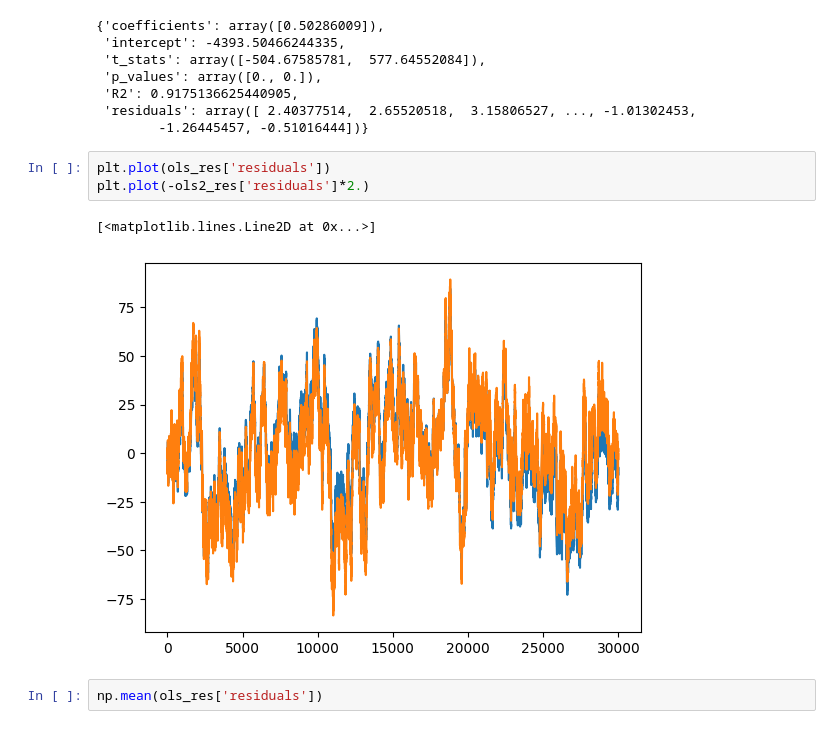
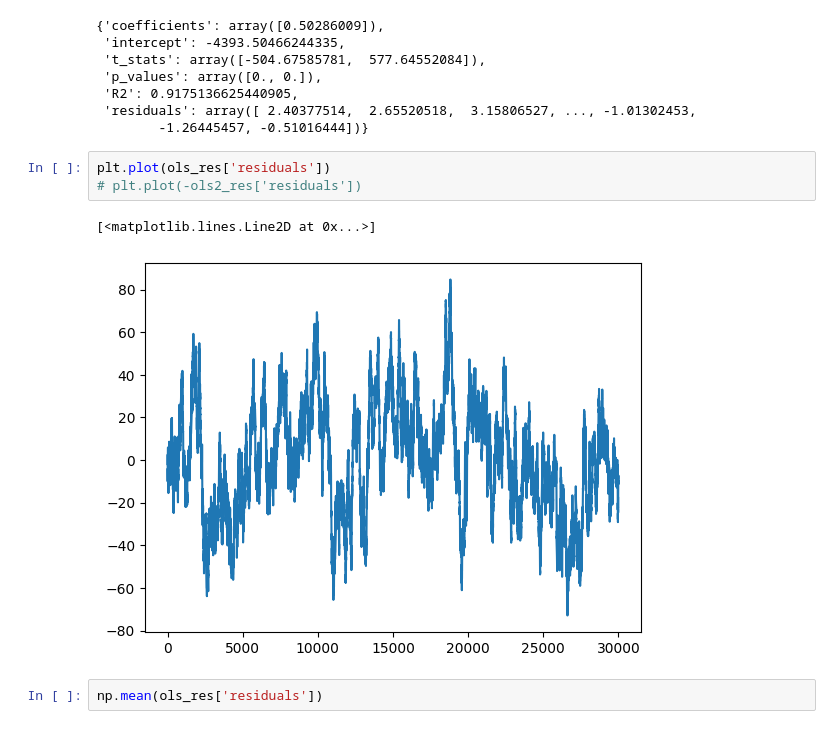
Before and after one commit to kaiwenShen/imc_prosperity_2024, a Jupyter notebook: round4_playground.ipynb, the cells around one changed output. Saved outputs shown, nothing was run; the diff lists cells and outputs as text.

```diff
--- a/round4_playground.ipynb
+++ b/round4_playground.ipynb
@@ -158,10 +161,10 @@ ols2_res
         -1.26445457, -0.51016444])}
 # %%
 plt.plot(ols_res['residuals'])
-plt.plot(-ols2_res['residuals']*2.)
+# plt.plot(-ols2_res['residuals'])
 # %% [output]
 [<matplotlib.lines.Line2D at 0x...>]
-[figure, old version]
+[figure, new version]
 # %%
 np.mean(ols_res['residuals'])
 # %% [output]
```
Also changed, not shown: parts of 4 cells of this notebook, 3 other files.
